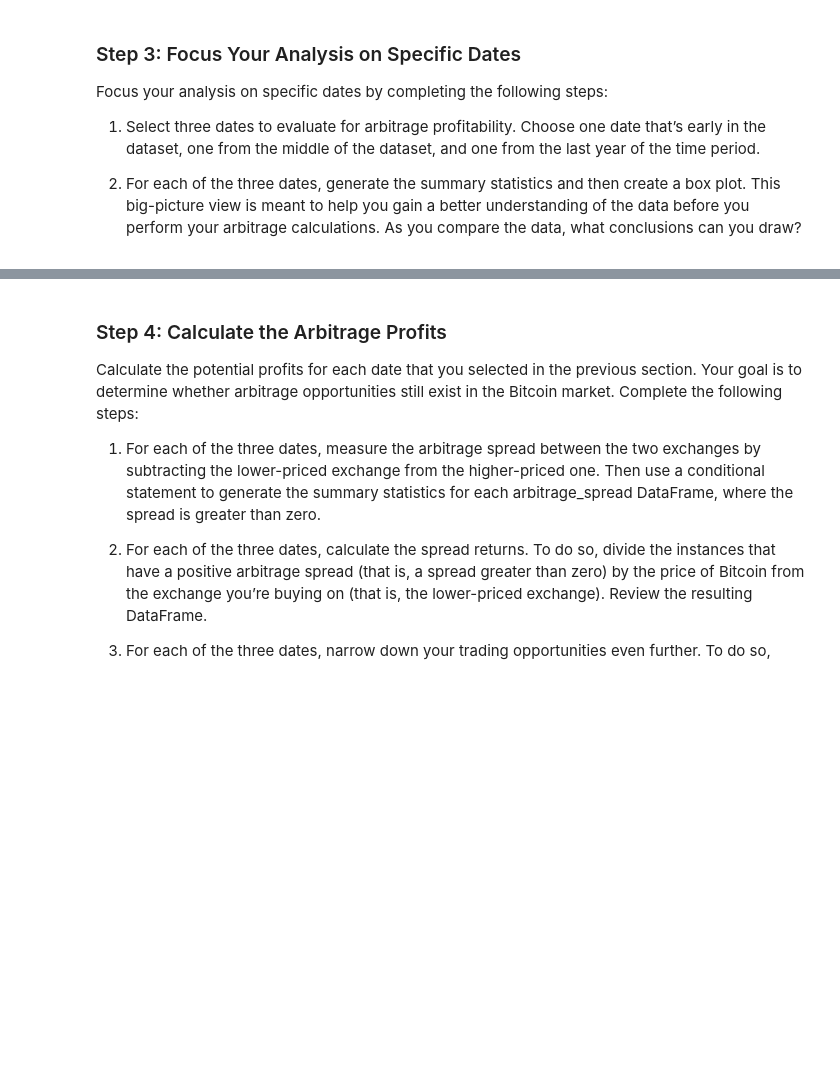
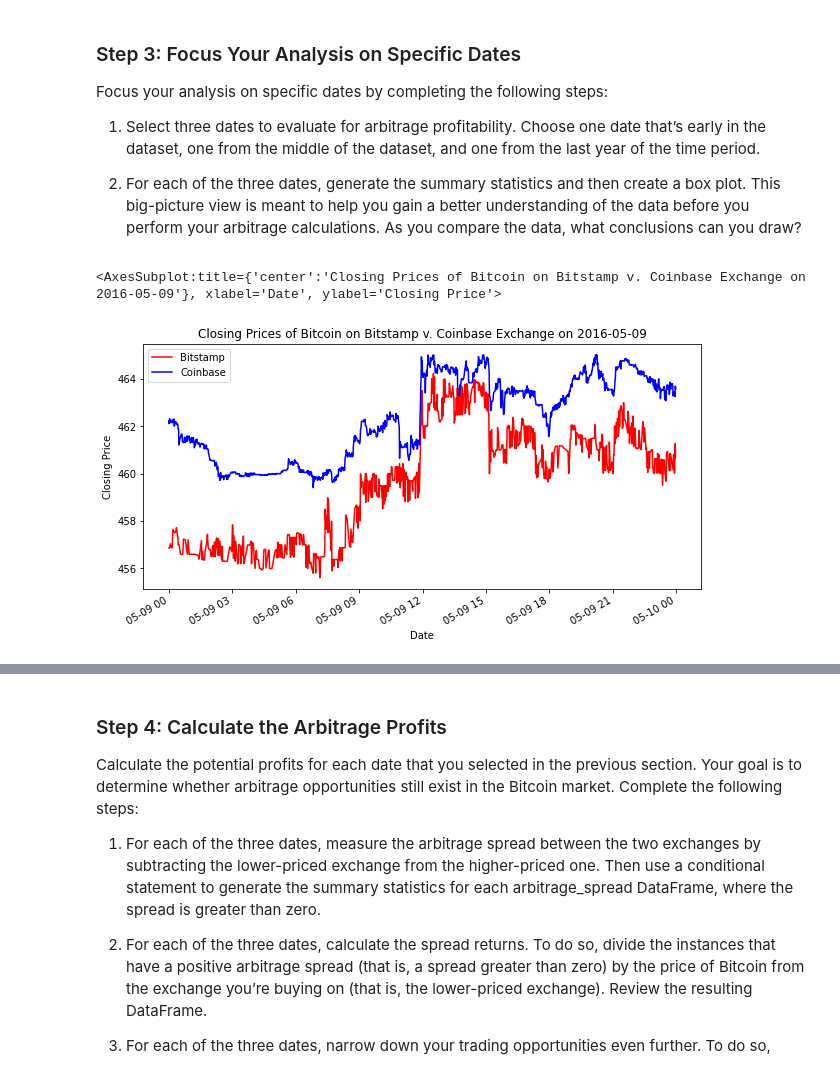
Before and after one commit to AbsurdSophist/Module_3_Challenge, a Jupyter notebook: crypto_arbitrage.ipynb, the cells around one changed output, grey strips where cells are left out. Drawn from its saved outputs; the diff is of its cells as text; code cells hidden in the pictures; blank space fills up the shorter version.

```diff
--- a/crypto_arbitrage.ipynb
+++ b/crypto_arbitrage.ipynb
@@ -355,7 +355,26 @@ Focus your analysis on specific dates by completing the following steps:
 # %%
 # Create an overlay plot that visualizes the two dataframes over a period of one day early in the dataset
 # Be sure that the plots include the parameters `legend`, `figsize`, `title`, `color` and `label`
-# YOUR CODE HERE
+bitstamp_sliced.loc['2016-05-09'].plot(
+    legend = True,
+    label = 'Bitstamp',
+    figsize = (10, 5),
+    title = 'Closing Prices of Bitcoin on Bitstamp v. Coinbase Exchange on 2016-05-09',
+    color = 'red',
+    ylabel = 'Closing Price',
+    xlabel = 'Date'
+)
+coinbase_sliced.loc['2016-05-09'].plot(
+    legend = True,
+    label = 'Coinbase',
+    figsize = (10, 5),
+    color = 'blue',
+    ylabel = 'Closing Price',
+    xlabel = 'Date'
+)
+# %% [output]
+<AxesSubplot:title={'center':'Closing Prices of Bitcoin on Bitstamp v. Coinbase Exchange on 2016-05-09'}, xlabel='Date', ylabel='Closing Price'>
+[figure, added]
 # %%
 # Using the early date that you have selected, calculate the arbitrage spread
 # by subtracting the bitstamp lower closing prices from the coinbase higher closing prices
```
Also changed, not shown: parts of 8 cells of this notebook.
